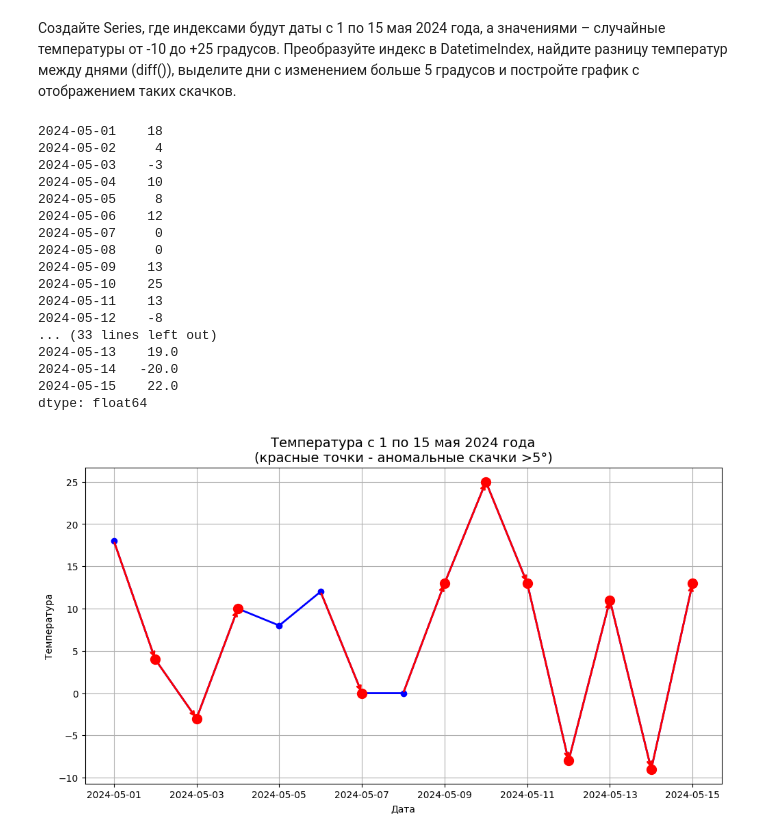
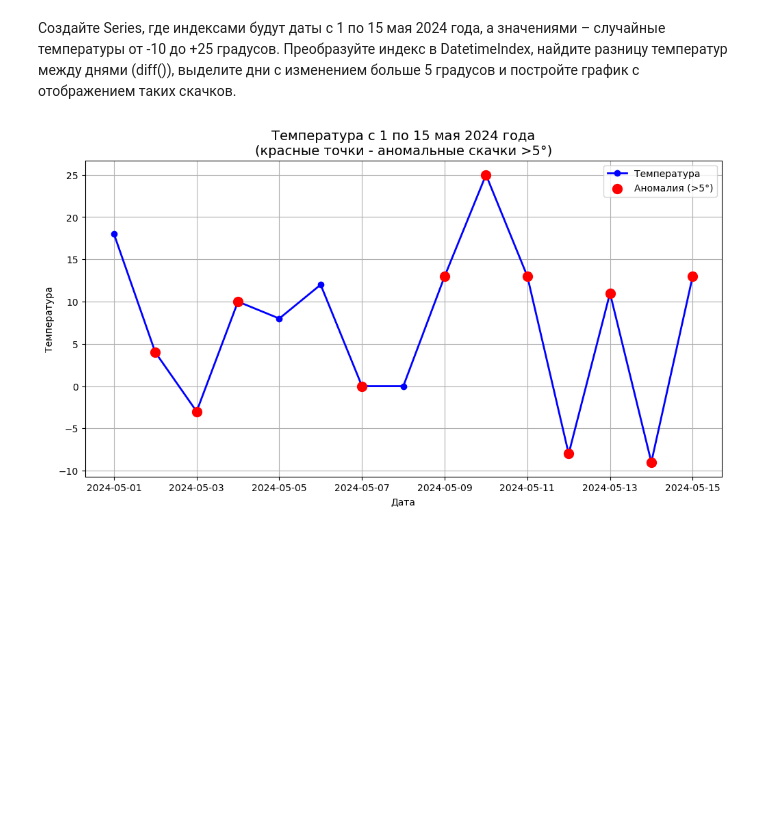
Before and after one commit to LissKovzogo/AI_ML_LAB_4, a Jupyter notebook: Zadania/z_16.ipynb, the cells around one changed output. Drawn from its saved outputs; the diff is of its cells as text; code cells hidden in the pictures; blank space fills up the shorter version.

```diff
--- a/Zadania/z_16.ipynb
+++ b/Zadania/z_16.ipynb
@@ -5,56 +5,27 @@ import matplotlib.pyplot as plt
 # %% [markdown]
 Создайте Series, где индексами будут даты с 1 по 15 мая 2024 года, а значениями – случайные температуры от -10 до +25 градусов.
 Преобразуйте индекс в DatetimeIndex, найдите разницу температур между днями (diff()), выделите дни с изменением больше 5 градусов и постройте график с отображением таких скачков.
-# %%
-dates = pd.date_range(start='2024-05-01', periods=15, freq='D')
-np.random.seed(42)
-temperatures = np.random.randint(-10, 26, 15)
-s = pd.Series(temperatures, index=dates)
-print(s)
-s.index = pd.to_datetime(s.index)
-print("Тип индекса:", type(s.index))
-print()
-temp_diff = s.diff()
-print("Разница температур между днями:")
-print(temp_diff)
-print()
-anomaly_days = temp_diff[abs(temp_diff) > 5]
-print("Дни с изменением температуры > 5 градусов:")
-print(anomaly_days)
-print()
-plt.figure(figsize=(12, 6))
-plt.plot(s.index, s.values, marker='o', linestyle='-', linewidth=2,
-         markersize=6, color='blue', label='Температура')
-for date in anomaly_days.index:
-    plt.scatter(date, s[date], color='red', s=100, zorder=5)
-    prev_date = date - pd.Timedelta(days=1)
-    if prev_date in s.index:
-        plt.annotate('', xy=(date, s[date]),
-                     xytext=(prev_date, s[prev_date]),
-                     arrowprops=dict(arrowstyle='->', color='red',
-                                     lw=2))
-plt.title('Температура с 1 по 15 мая 2024 года\n(красные точки - аномальные скачки >5°)', fontsize=14)
-plt.xlabel('Дата')
-plt.ylabel('Температура')
-plt.grid(True)
-
-plt.show()
-# %% [output]
-2024-05-01    18
-2024-05-02     4
-2024-05-03    -3
-2024-05-04    10
-2024-05-05     8
-2024-05-06    12
-2024-05-07     0
-2024-05-08     0
-2024-05-09    13
-2024-05-10    25
-2024-05-11    13
-2024-05-12    -8
-... (33 lines left out)
-2024-05-13    19.0
-2024-05-14   -20.0
-2024-05-15    22.0
-dtype: float64
-[figure, removed]
+# %%
+dates = pd.date_range(start='2024-05-01', periods=15, freq='D')
+np.random.seed(42)
+temperatures = np.random.randint(-10, 26, 15)
+s = pd.Series(temperatures, index=dates)
+
+temp_diff = s.diff()
+anomaly_days = temp_diff[abs(temp_diff) > 5]
+
+plt.figure(figsize=(12, 6))
+plt.plot(s.index, s.values, marker='o', linestyle='-', linewidth=2,
+         markersize=6, color='blue', label='Температура')
+
+plt.scatter(anomaly_days.index, s[anomaly_days.index],
+            color='red', s=100, zorder=5, label='Аномалия (>5°)')
+
+plt.title('Температура с 1 по 15 мая 2024 года\n(красные точки - аномальные скачки >5°)', fontsize=14)
+plt.xlabel('Дата')
+plt.ylabel('Температура')
+plt.grid(True)
+plt.legend()
+plt.show()
+# %% [output]
+[figure, added]
```
Also changed, not shown: 4 other files.
